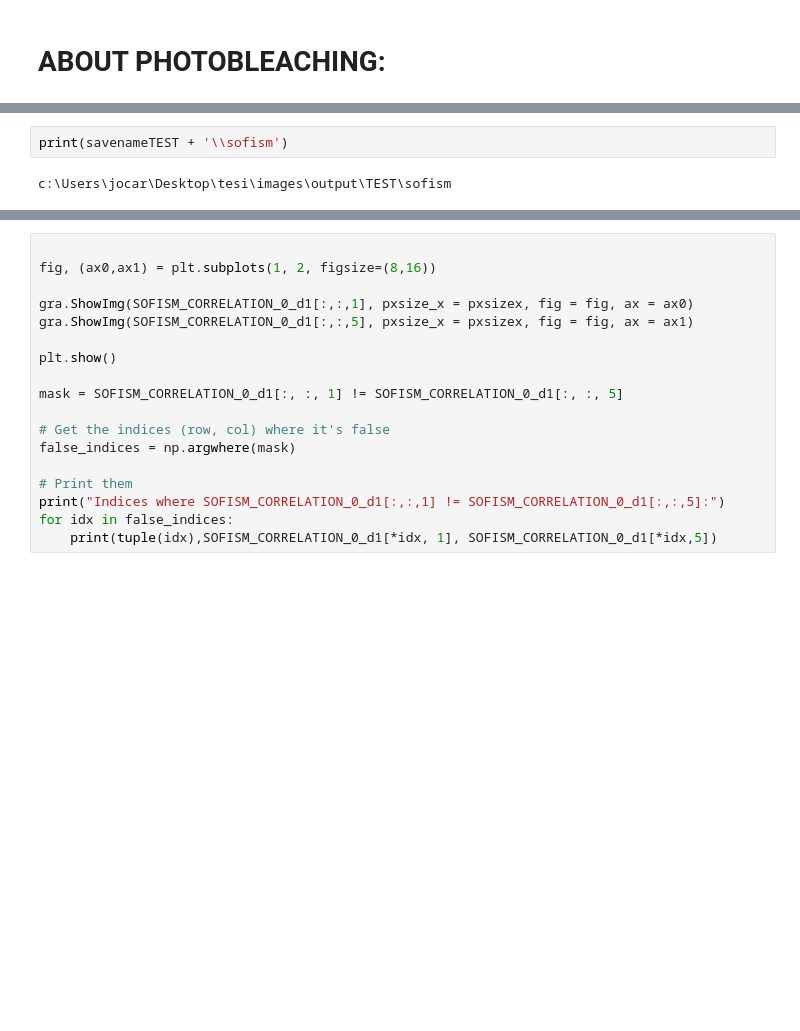
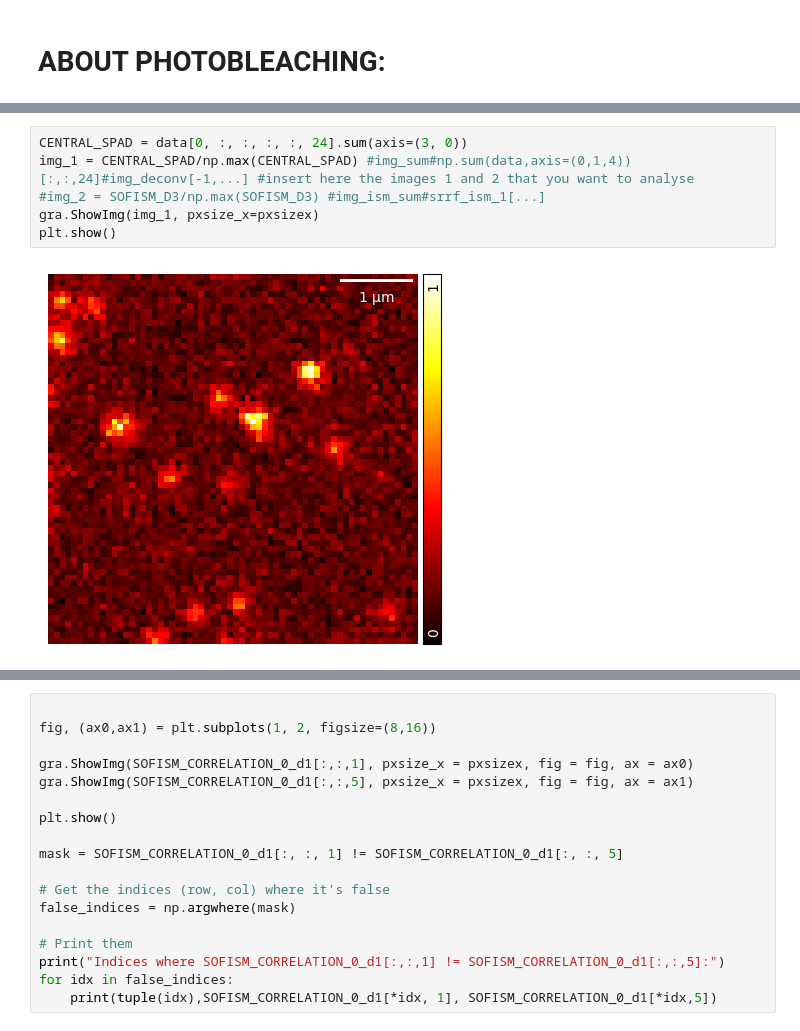
Before and after one commit to CarminatiGiovanni/tesi, a Jupyter notebook: analisi.ipynb, the cells around one changed output, grey strips where cells are left out. Saved outputs shown, nothing was run; the diff lists cells and outputs as text; blank space fills up the shorter version.

```diff
--- a/analisi.ipynb
+++ b/analisi.ipynb
@@ -180,4 +180,8 @@ Data format (z,rep,y,x,t,ch) (1, 60, 64, 64, 20, 49)
-# %%
-print(savenameTEST + '\\sofism')
-# %% [output]
-c:\Users\jocar\Desktop\tesi\images\output\TEST\sofism
+# %%
+CENTRAL_SPAD = data[0, :, :, :, :, 24].sum(axis=(3, 0))
+img_1 = CENTRAL_SPAD/np.max(CENTRAL_SPAD) #img_sum#np.sum(data,axis=(0,1,4))[:,:,24]#img_deconv[-1,...] #insert here the images 1 and 2 that you want to analyse
+#img_2 = SOFISM_D3/np.max(SOFISM_D3) #img_ism_sum#srrf_ism_1[...]
+gra.ShowImg(img_1, pxsize_x=pxsizex)
+plt.show()
+# %% [output]
+[figure, new version]
```
Also changed, not shown: parts of 5 cells of this notebook, 5 other files.
